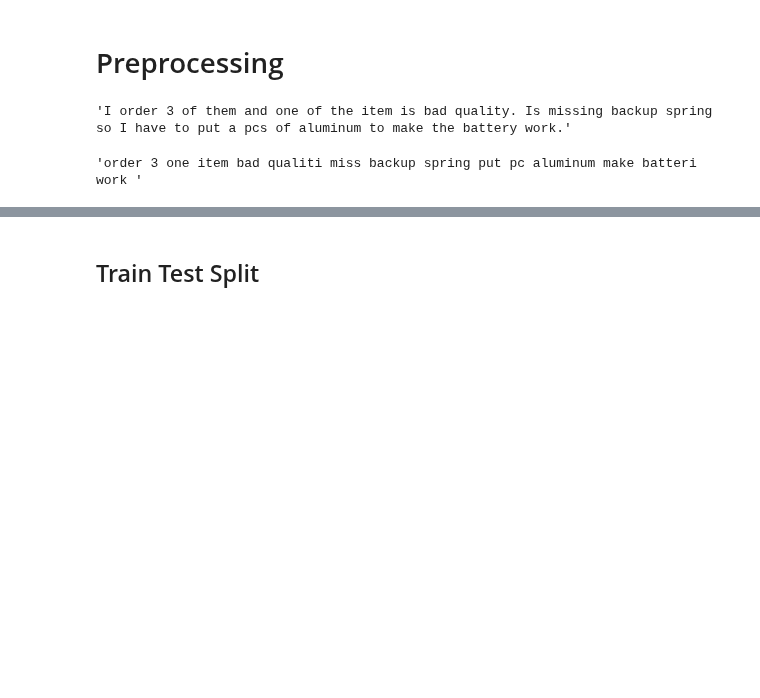
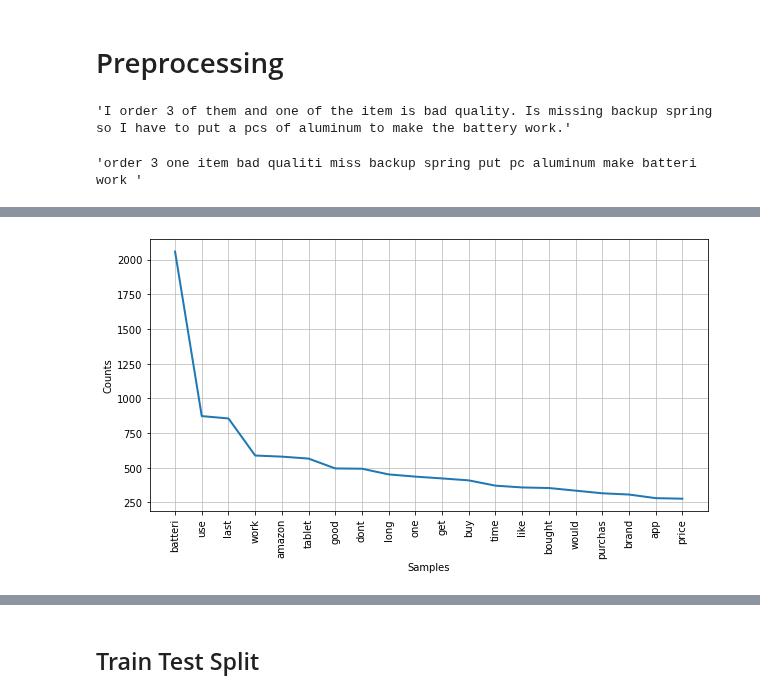
Before and after one commit to broepke/DATA110, a Jupyter notebook: Week 10/DATA110-Week10-broepke.ipynb, the cells around one changed output, grey strips where cells are left out. Drawn from its saved outputs; the diff is of its cells as text; code cells hidden in the pictures; blank space fills up the shorter version.

```diff
--- a/Week 10/DATA110-Week10-broepke.ipynb
+++ b/Week 10/DATA110-Week10-broepke.ipynb
@@ -389,0 +380,7 @@ plt.show()
+# %%
+freq_stats = []
+for i in df_neg['reviews.text.tok']:
+    freq_stats = freq_stats + i
+# %%
+fdist_ham = FreqDist(freq_stats)
+fdist_ham.most_common(20)
@@ -389,0 +408,6 @@ plt.show()
+# %%
+plt.figure(figsize=(10, 5))
+fdist_ham.plot(20, cumulative=False)
+plt.show()
+# %% [output]
+[figure, added]
```
Also changed, not shown: parts of 25 cells of this notebook, 1 other file.
